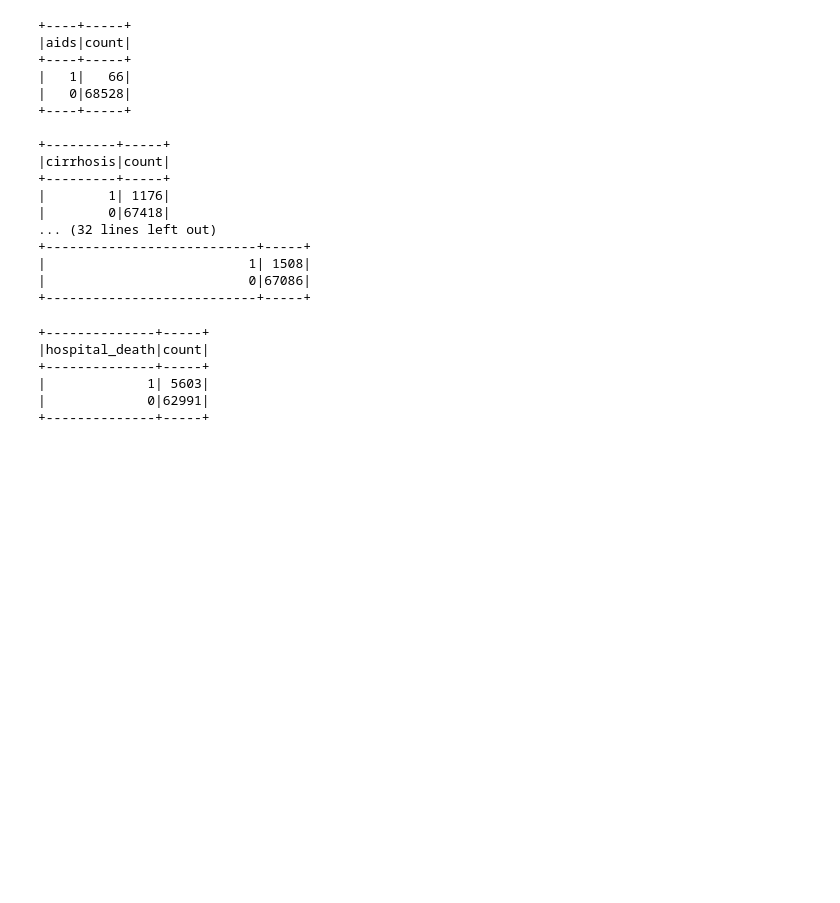
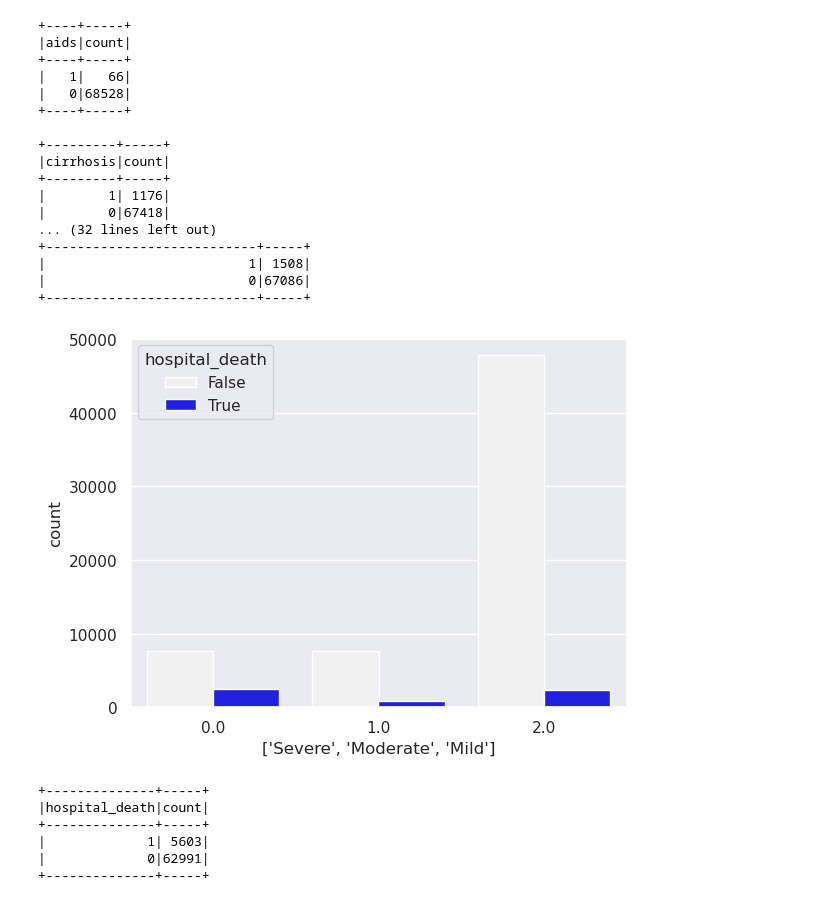
Before and after one commit to btchae/DS5110_Project, a Jupyter notebook: DS5110_Final_Project.ipynb, the cells around one changed output. Cells and saved outputs as stored; diff of their text form; code cells hidden in the pictures; blank space fills up the shorter version.

Commit message:
commited a new plot, same as previous commit otherwise, still have KNN CV error.

```diff
--- a/DS5110_Final_Project.ipynb
+++ b/DS5110_Final_Project.ipynb
@@ -363,6 +363,14 @@ df_cleaned = bucketizer_GCS.transform(df_cleaned)
 
 #dropping all columns used to create the feature - no longer necessary for analysis
 df_cleaned = df_cleaned.drop("GCS_total", "gcs_motor_apache", "gcs_verbal_apache", "gcs_eyes_apache")
+# %%
+pandas_df = df_cleaned.toPandas()
+sns.countplot(x = 'GCS_buckets', color='blue', hue="hospital_death", data=pandas_df)
+plt.xlabel(["Severe",     "Moderate",     "Mild"])
+plt.savefig('GCS_buckets')
+plt.show()
+# %% [output]
+[figure, added]
 # %%
 # Outcome variable distribution
 df_cleaned.groupBy("hospital_death").count().show()
```
Also changed, not shown: parts of 8 cells of this notebook.
